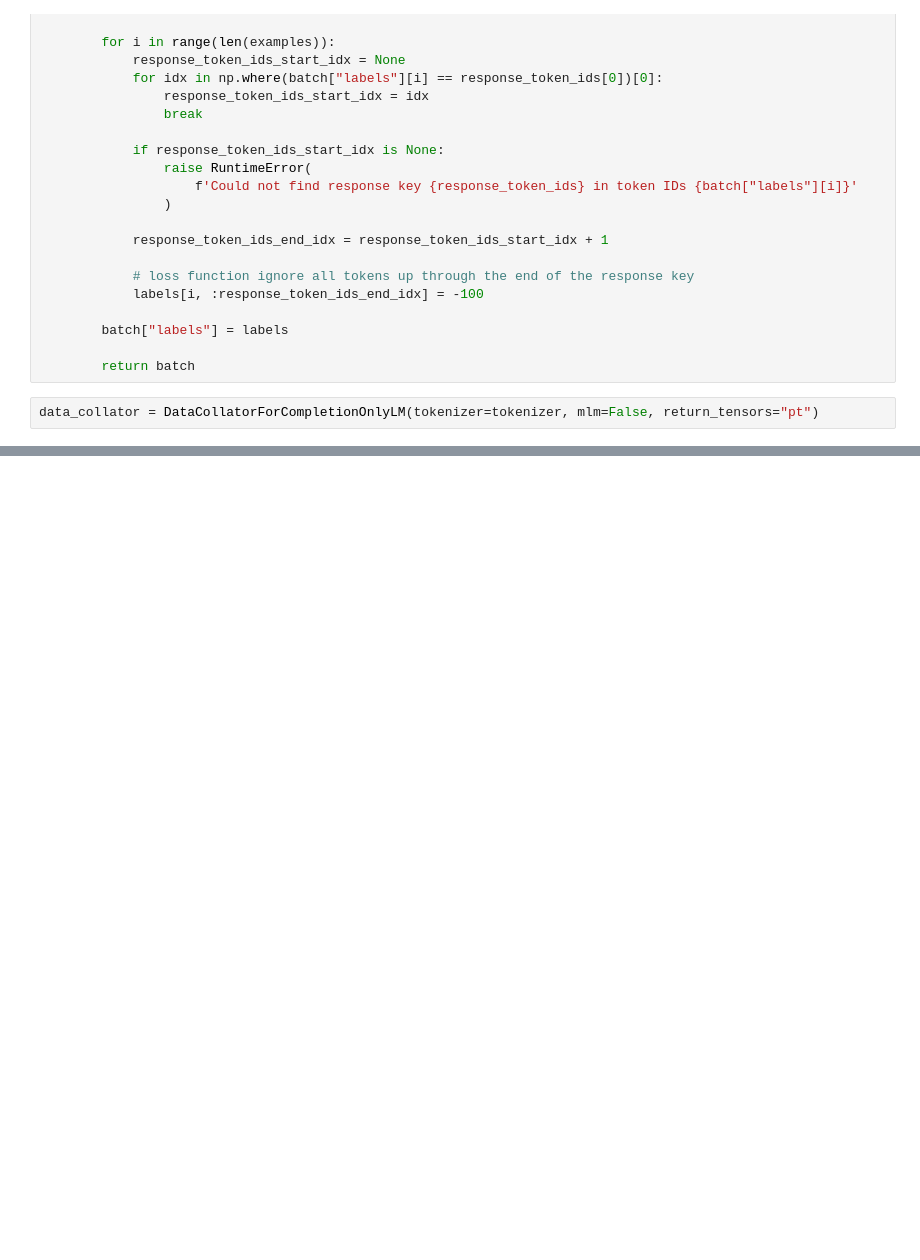
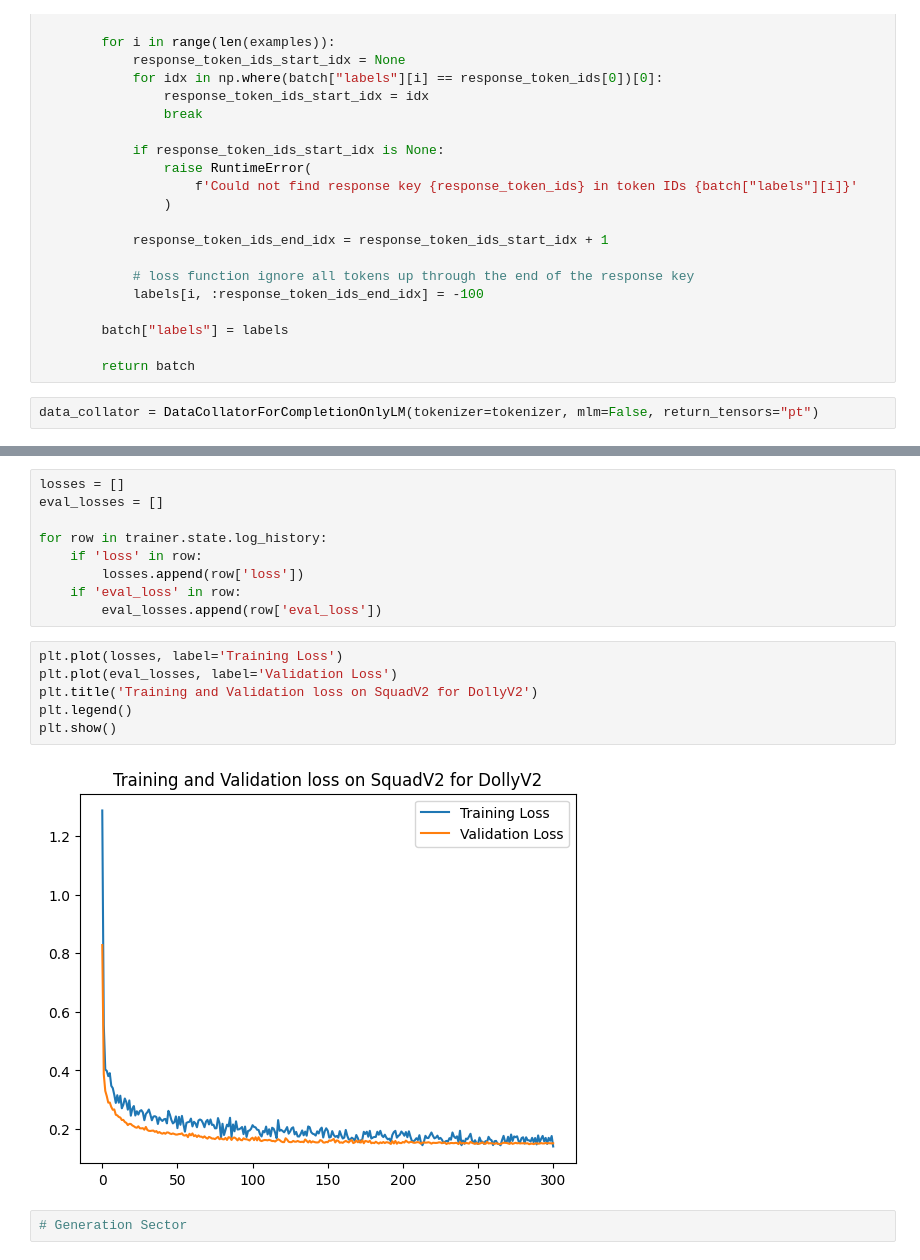
Before and after one commit to VasilisMpletsos/ArcheologyMaintenanceChatBot, a Jupyter notebook: scripts/TrainDollyv2OnSquad.ipynb, the cells around one changed output, grey strips where cells are left out. Saved outputs shown, nothing was run; the diff lists cells and outputs as text; blank space fills up the shorter version.

```diff
--- a/scripts/TrainDollyv2OnSquad.ipynb
+++ b/scripts/TrainDollyv2OnSquad.ipynb
@@ -240,0 +253,19 @@ trainer.train()
+# %%
+losses = []
+eval_losses = []
+
+for row in trainer.state.log_history:
+    if 'loss' in row:
+        losses.append(row['loss'])
+    if 'eval_loss' in row:
+        eval_losses.append(row['eval_loss'])
+# %%
+plt.plot(losses, label='Training Loss')
+plt.plot(eval_losses, label='Validation Loss')
+plt.title('Training and Validation loss on SquadV2 for DollyV2')
+plt.legend()
+plt.show()
+# %% [output]
+[figure, added]
+# %%
+# Generation Sector
```
Also changed, not shown: parts of 18 cells of this notebook, 28 other files.
